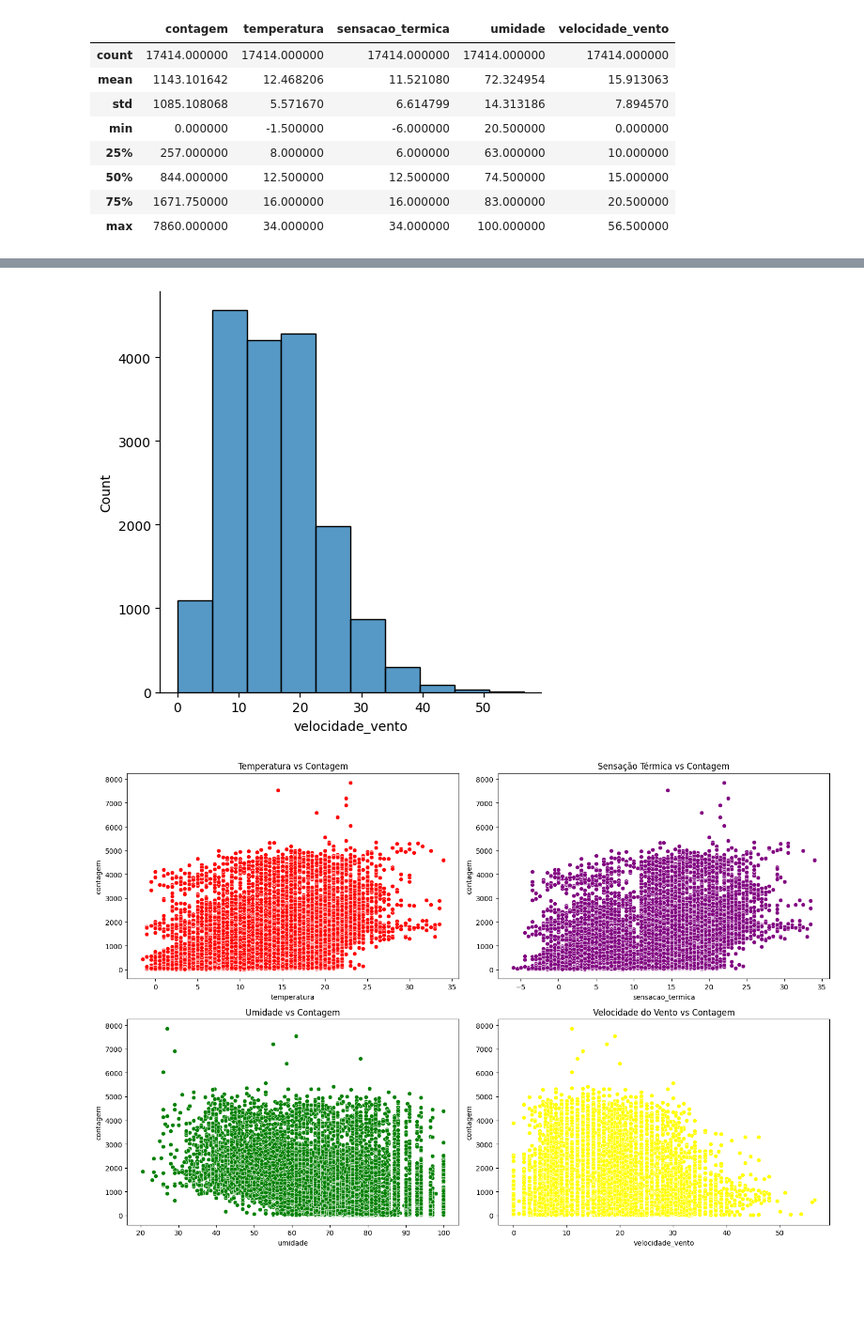
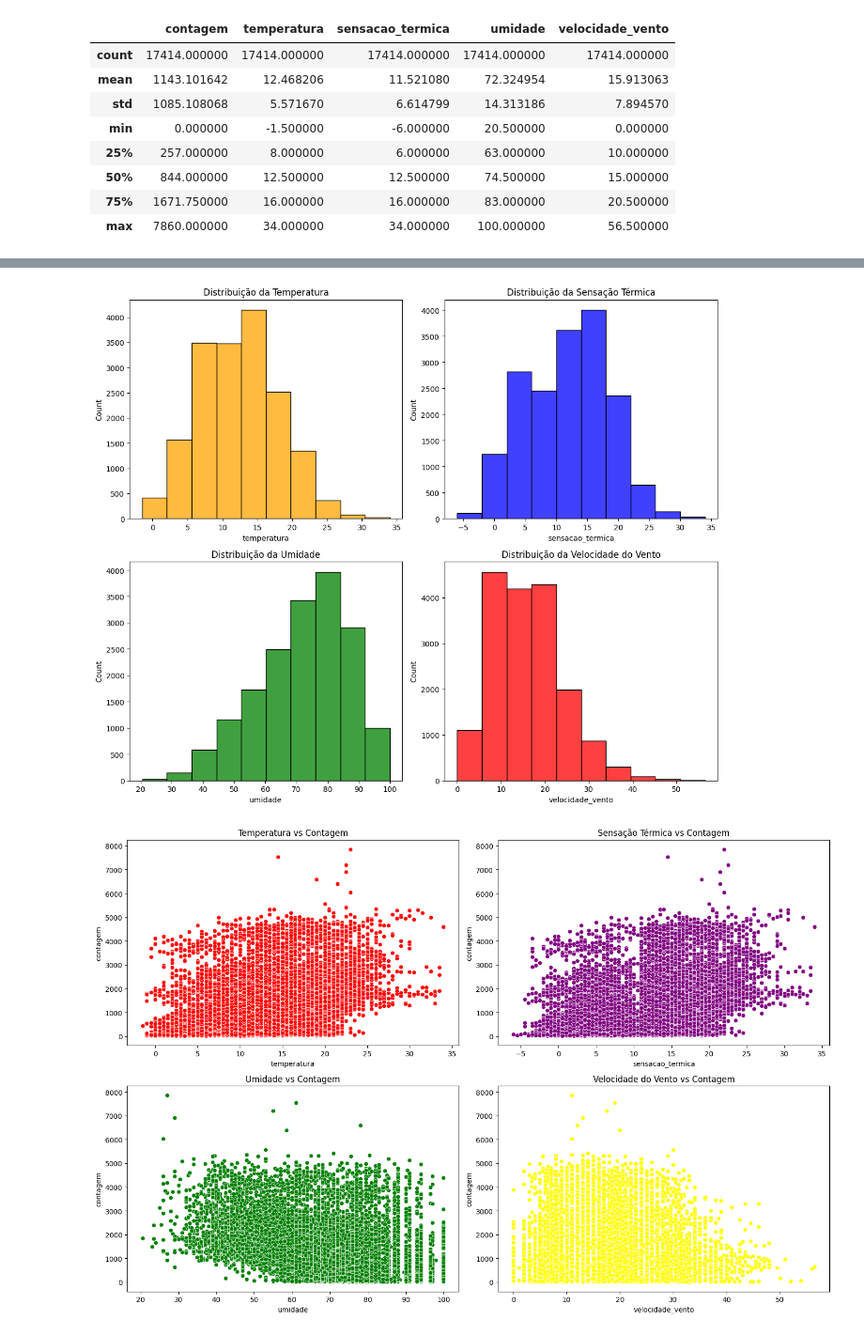
Before and after one commit to DomingosThiagoCode/BikeDataAnalysis, a Jupyter notebook: Bicicletas.ipynb, the cells around one changed output, grey strips where cells are left out. Shown at 94% size. Drawn from its saved outputs; the diff is of its cells as text; code cells hidden in the pictures; blank space fills up the shorter version.

```diff
--- a/Bicicletas.ipynb
+++ b/Bicicletas.ipynb
@@ -14,3 +12,5 @@ df = pd.read_csv("https://.githubrawusercontent.com/alura-cursos/data_science_pr
+# %%
+df = pd.read_csv("bicicletas_banco_de_dados.csv")
 # %%
 df.head()
 # %% [output]
@@ -138,9 +116,28 @@ plt.show()
-# %%
-#Gráfico velocidade do vento
-sns.displot(df_limpo,x="velocidade_vento",bins=10)
-plt.show()
-# %% [output]
-[figure, removed]
+# %%
+# Criar a figura e os eixos
+fig, axs = plt.subplots(2, 2, figsize=(12, 10))
+
+# Gráfico Temperatura
+sns.histplot(df_limpo, x="temperatura", bins=10, ax=axs[0, 0], color='orange')
+axs[0, 0].set_title('Distribuição da Temperatura')
+
+# Gráfico Sensação Térmica
+sns.histplot(df_limpo, x="sensacao_termica", bins=10, ax=axs[0, 1], color='blue')
+axs[0, 1].set_title('Distribuição da Sensação Térmica')
+
+# Gráfico Umidade
+sns.histplot(df_limpo, x="umidade", bins=10, ax=axs[1, 0], color='green')
+axs[1, 0].set_title('Distribuição da Umidade')
+
+# Gráfico Velocidade do Vento
+sns.histplot(df_limpo, x="velocidade_vento", bins=10, ax=axs[1, 1], color='red')
+axs[1, 1].set_title('Distribuição da Velocidade do Vento')
+
+# Ajustar espaçamento entre os gráficos
+plt.tight_layout()
+plt.show()
+# %% [output]
+[figure, added]
 # %%
 #Gráfico de dispersão
 fig, axes = plt.subplots(2, 2, figsize=(15, 10))
```
Also changed, not shown: parts of 6 cells of this notebook.
